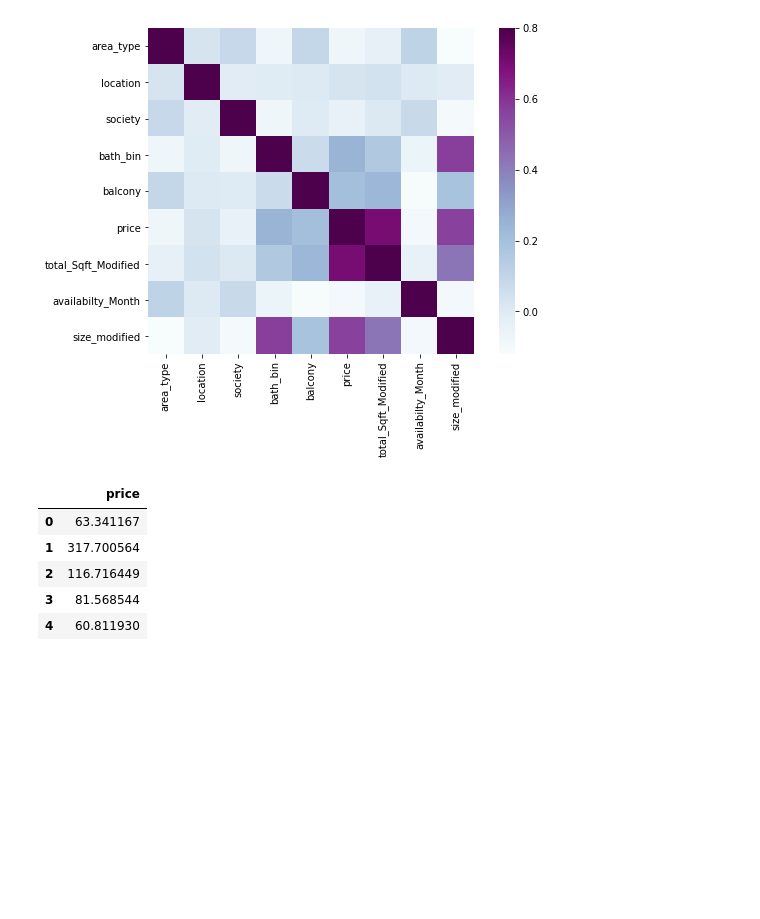
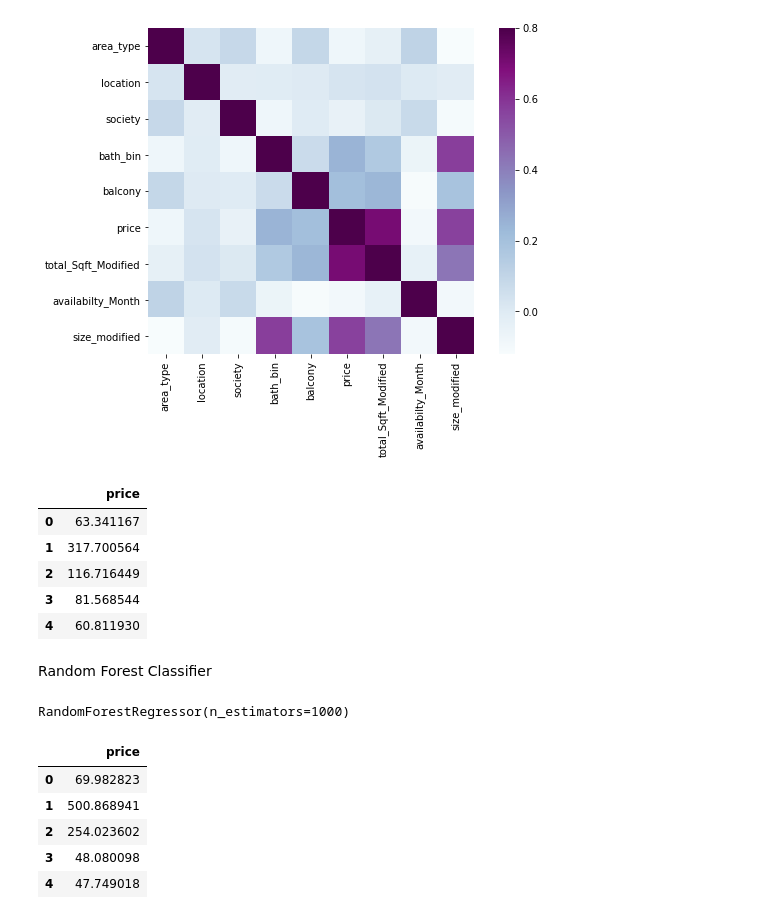
Before and after one commit to shrish83/Python-Basics, a Jupyter notebook: ML Practices/Predicting House Prices in Bengaluru/script1.ipynb, the cells around one changed output. Saved outputs shown, nothing was run; the diff lists cells and outputs as text; code cells hidden in the pictures; blank space fills up the shorter version.

Commit message:
135Rank_83%Score_2ndAttempt_HousePricePrediction & May Course started

```diff
--- a/ML Practices/Predicting House Prices in Bengaluru/script1.ipynb
+++ b/ML Practices/Predicting House Prices in Bengaluru/script1.ipynb
@@ -615,3 +613,5 @@ df_pred.head()
 | 4 | 60.811930 |
 # %%
 df_pred.to_csv('sub1.csv')
+# %% [markdown]
+Random Forest Classifier
@@ -617,0 +620,18 @@ df_pred.to_csv('sub1.csv')
+# %%
+RFmodel = RandomForestRegressor(n_estimators=1000)
+# %%
+RFmodel.fit(x_train,y_train)
+# %% [output]
+RandomForestRegressor(n_estimators=1000)
+# %%
+predicted = RFmodel.predict(x_test)
+# %%
+df_pred1 = pd.DataFrame(np.exp(predicted), columns = ['price'])
+df_pred1.head()
+# %% [output]
+|  | price |
+| 0 | 69.982823 |
+| 1 | 500.868941 |
+| 2 | 254.023602 |
+| 3 | 48.080098 |
+| 4 | 47.749018 |
```
Also changed, not shown: parts of 3 cells of this notebook, 15 other files.
